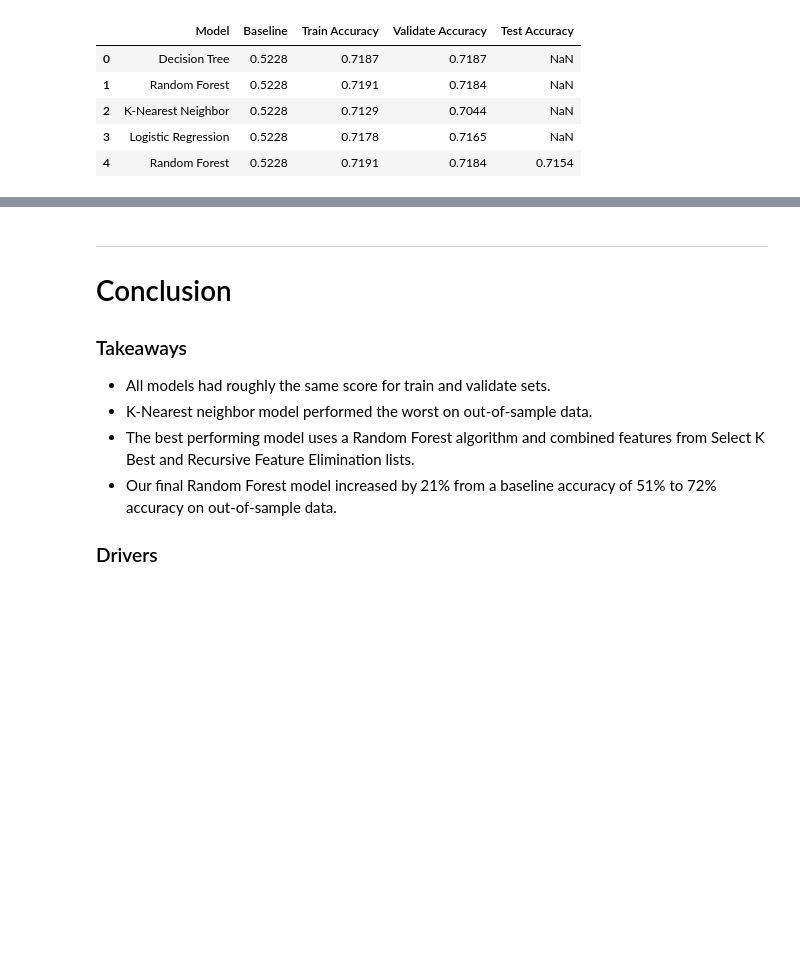
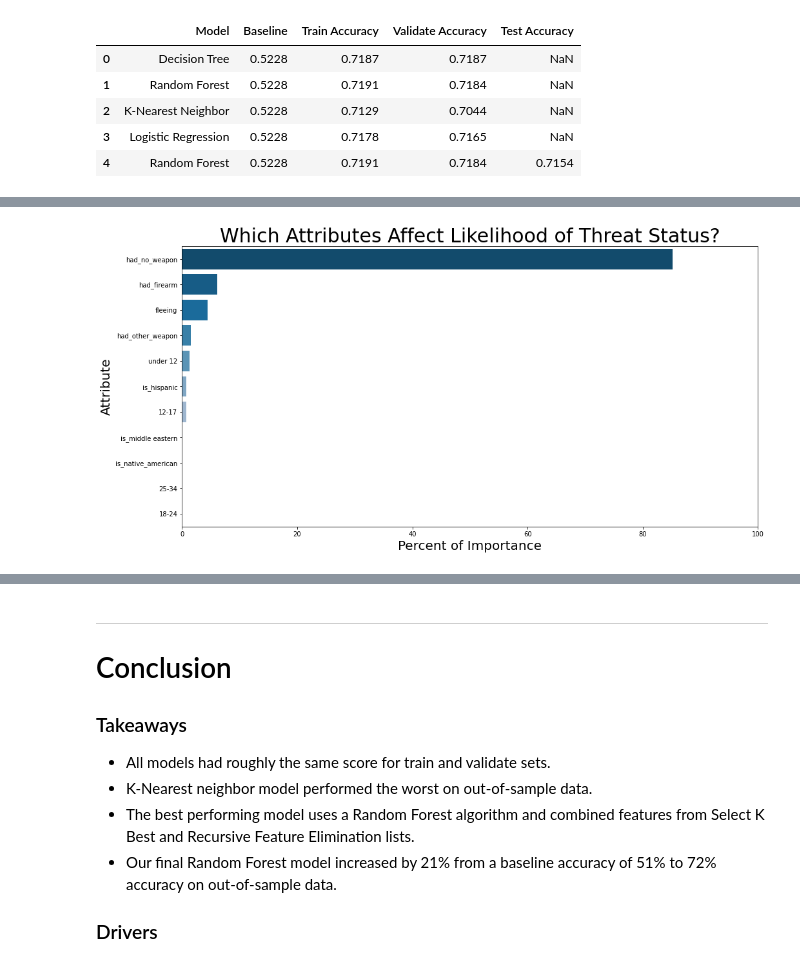
Before and after one commit to MG-Squared/americas_blues, a Jupyter notebook: second_iteration.ipynb, the cells around one changed output, grey strips where cells are left out. Cells and saved outputs as stored; diff of their text form; code cells hidden in the pictures; blank space fills up the shorter version.

```diff
--- a/second_iteration.ipynb
+++ b/second_iteration.ipynb
@@ -1168,0 +1074,5 @@ array([0.56489781, 0.22347269, 0.67123087, ..., 0.2355925 , 0.12118397,
+# %%
+dt_fe_df = pd.DataFrame(dt.feature_importances_, index = X_train[combo_feats].columns,
+                          columns = ['coeffs']).sort_values(by = 'coeffs', ascending = False)
+# %%
+dt_fe_df['coeffs']= round(dt_fe_df.coeffs*100, 2)
@@ -1168,0 +1094,10 @@ array([0.56489781, 0.22347269, 0.67123087, ..., 0.2355925 , 0.12118397,
+# %%
+plt.figure(figsize=(16, 8))
+sns.barplot(data=dt_fe_df, x='coeffs', y=dt_fe_df.index, palette='PuBu_r')
+plt.title('Which Attributes Affect Likelihood of Threat Status?', fontsize=30)
+plt.xlim([0, 100])
+plt.xlabel('Percent of Importance', fontsize=20)
+plt.ylabel('Attribute', fontsize=20)
+plt.show()
+# %% [output]
+[figure, added]
```
Also changed, not shown: parts of 26 cells of this notebook.
